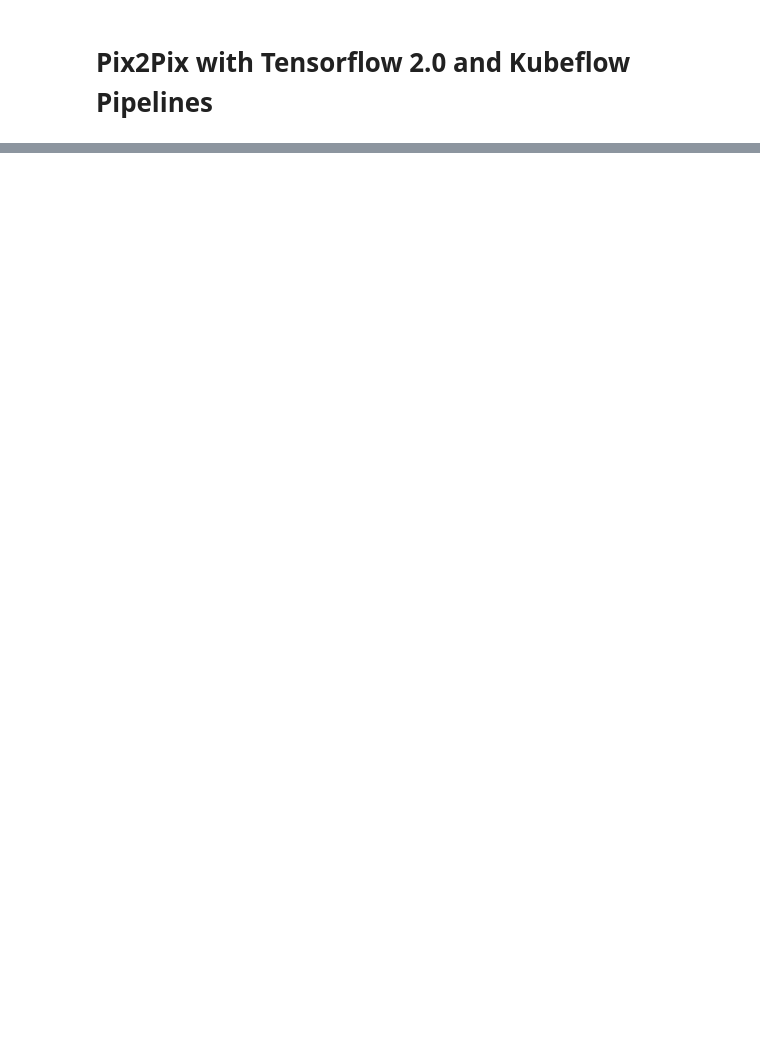
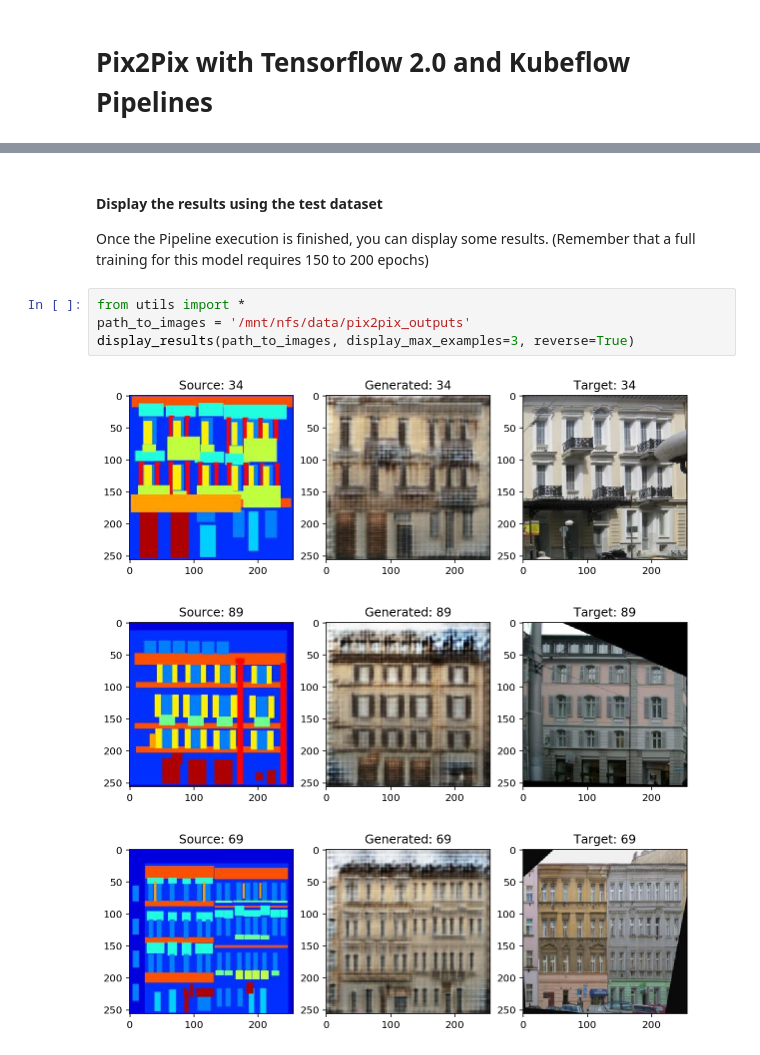
Before and after one commit to kubeflow/examples, a Jupyter notebook: pix2pix_pipelines_tf2.0/pix2pix.ipynb, the cells around one changed output, grey strips where cells are left out. Drawn from its saved outputs; the diff is of its cells as text; blank space fills up the shorter version.

Commit message:
Add code for the training and test components + major update of the tutorial notebook

```diff
--- a/pix2pix_pipelines_tf2.0/pix2pix.ipynb
+++ b/pix2pix_pipelines_tf2.0/pix2pix.ipynb
@@ -526,0 +598,12 @@ rm -f *.tar.gz
+# %% [markdown]
+#### Display the results using the test dataset
+
+Once the Pipeline execution is finished, you can display some results. (Remember that a full training for this model requires 150 to 200 epochs)
+# %%
+from utils import *
+path_to_images = '/mnt/nfs/data/pix2pix_outputs'
+display_results(path_to_images, display_max_examples=3, reverse=True)
+# %% [output]
+[figure, added]
+[figure, added]
+[figure, added]
```
Also changed, not shown: parts of 80 cells of this notebook, 8 other files.
